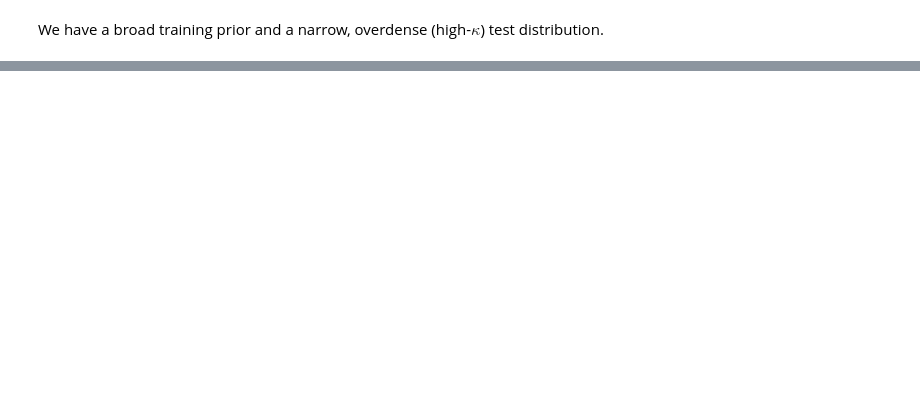
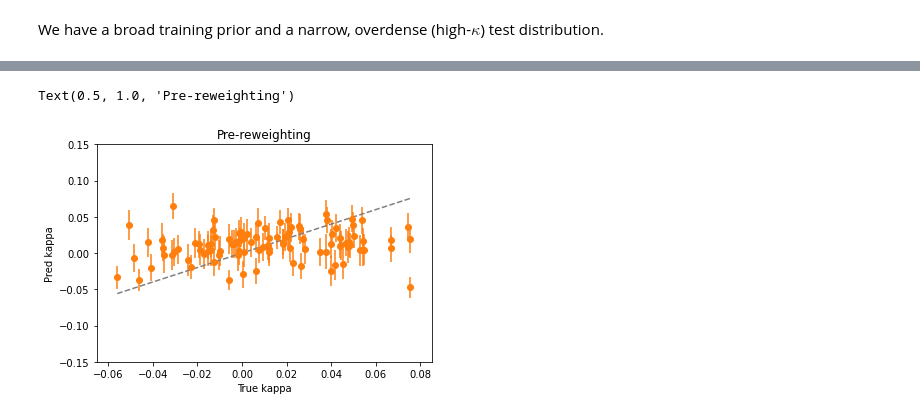
Before and after one commit to jiwoncpark/node-to-joy, a Jupyter notebook: demo/Hierarchical_Inference_Validation.ipynb, the cells around one changed output, grey strips where cells are left out. Saved outputs shown, nothing was run; the diff lists cells and outputs as text; code cells hidden in the pictures; blank space fills up the shorter version.

Commit message:
Update notebooks with prestored metrics

```diff
--- a/demo/Hierarchical_Inference_Validation.ipynb
+++ b/demo/Hierarchical_Inference_Validation.ipynb
@@ -210,49 +234,20 @@ plt.legend()
-# %%
-n_test = len(infer_obj.test_dataset)
-k_bnn = infer_obj.get_bnn_kappa()
-k_test = test_k.squeeze()  # FIXME
-reweighted_stats = dict()
-reweighted_stats['minus_sig'] = []
-reweighted_stats['med'] = []
-reweighted_stats['plus_sig'] = []
-reweighted_stats['logp_pre'] = []
-reweighted_stats['logp'] = []
-reweighted_stats['mad'] = []
-reweighted_stats['mae'] = []
-for i in range(n_test):
-    # Fit KDE on unweighted samples
-    kde_pre = stats.gaussian_kde(k_bnn[i, :], bw_method='scott')
-    # Fit KDE on weighted samples
-    log_weights = infer_obj.get_kappa_log_weights(i, n_samples=50, n_mc_dropout=20,
-                                                  interim_pdf_func=norm_obj.pdf)
-    kde = stats.gaussian_kde(k_bnn[i, :], weights=np.exp(log_weights))
-    # Resample from KDE
-    resampled = kde.resample(10000)
-    # Compute descriptive stats
-    minus_sig, med, plus_sig = np.quantile(resampled, [0.5-0.34, 0.5, 0.5+0.34])
-    reweighted_stats['minus_sig'].append(med - minus_sig)
-    reweighted_stats['med'].append(med)
-    reweighted_stats['plus_sig'].append(plus_sig - med)
-    reweighted_stats['logp'].append(kde.logpdf(k_test[i]))
-    reweighted_stats['logp_pre'].append(kde_pre.logpdf(k_test[i]))
-    reweighted_stats['mad'].append(stats.median_abs_deviation(resampled))
-    reweighted_stats['mae'].append(np.median(resampled) - k_test[i])
+# %%
+pre_metrics = infer_obj.pre_reweighting_metrics
+post_metrics = infer_obj.post_reweighting_metrics
 # %%
+n_test = len(infer_obj.test_dataset)
 min_p, max_p = np.min(k_test), np.max(k_test)
 
-pre_med = []
-pre_mad = []
-for i in range(n_test):
-    pre_samples = k_bnn[i, 0, :]
-    pre_med.append(np.median(pre_samples))
-    pre_mad.append(stats.median_abs_deviation(pre_samples))
-
-plt.errorbar(k_test, pre_med, yerr=pre_mad, fmt='o', color='tab:orange')
+plt.errorbar(k_test, pre_metrics['med'].values[:n_test],
+             yerr=pre_metrics['mad'].values[:n_test], fmt='o', color='tab:orange')
 plt.plot(np.linspace(min_p, max_p, 20), np.linspace(min_p, max_p, 20),
          color='tab:gray', linestyle='--', label='1-1')
 plt.ylim([-0.15, 0.15])
 plt.xlim([-0.065, 0.085])
 plt.xlabel('True kappa')
 plt.ylabel('Pred kappa')
 plt.title('Pre-reweighting')
+# %% [output]
+Text(0.5, 1.0, 'Pre-reweighting')
+[figure, added]
 # %%
```
Also changed, not shown: parts of 11 cells of this notebook, 2 other files.
